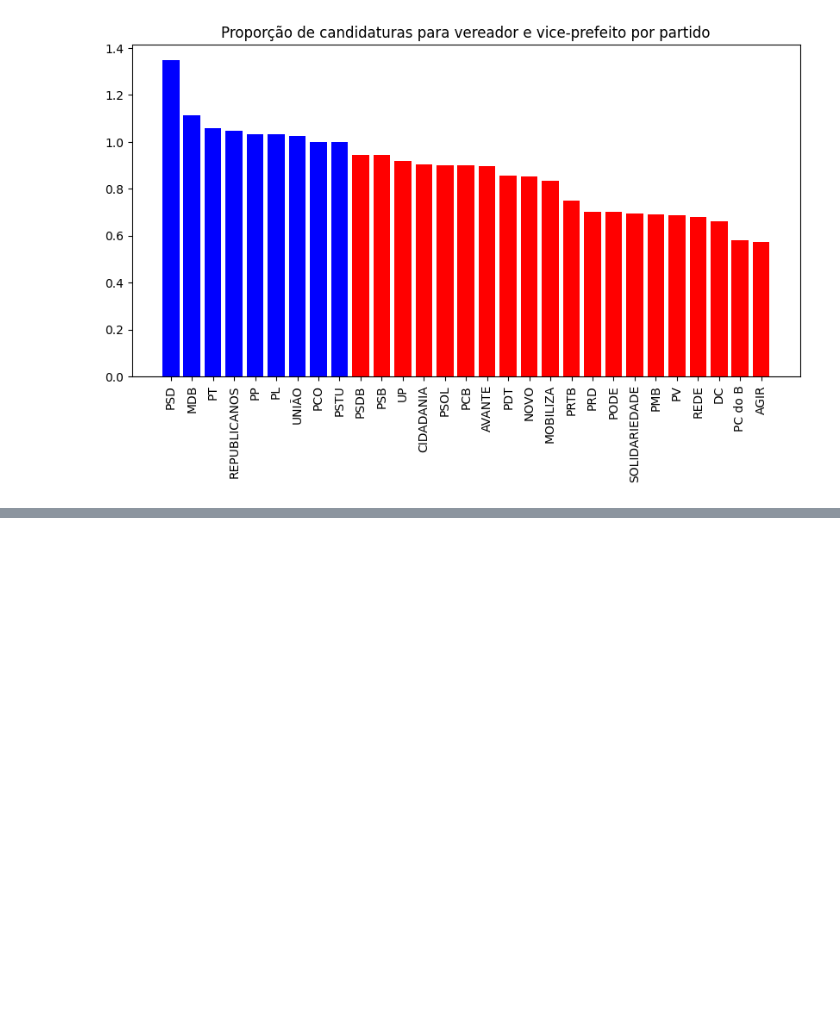
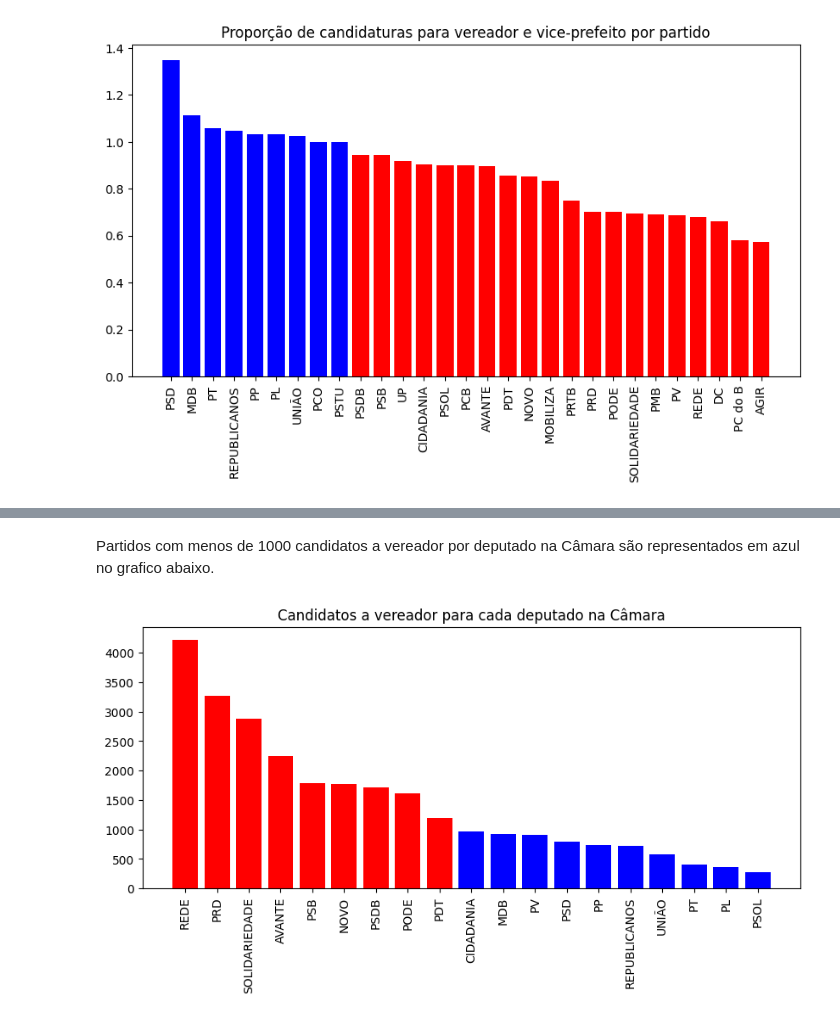
Before and after one commit to nfmmendes/eleicoes-2024-brasil, a Jupyter notebook: Eleições 2024.ipynb, the cells around one changed output, grey strips where cells are left out. Drawn from its saved outputs; the diff is of its cells as text; code cells hidden in the pictures; blank space fills up the shorter version.

Commit message:
Add charts of candidates by deputy

```diff
--- a/Eleições 2024.ipynb
+++ b/Eleições 2024.ipynb
@@ -298,0 +299,5 @@ Partidos em azul, no gráfico acima, ttem mais candidatos a prefeit
+# %%
+df_bancadas_por_partido = pd.read_csv("bancadas_camara_deputados.csv", sep=";")
+df_bancadas_por_partido = df_bancadas_por_partido.sort_values(by="DEPUTADOS", ascending=False).reset_index()
+display(df_bancadas_por_partido)
+print(df_bancadas_por_partido["DEPUTADOS"].sum())
@@ -298,0 +323,4 @@ Partidos em azul, no gráfico acima, ttem mais candidatos a prefeit
+# %%
+df_cand_por_partido_e_cargo = df_cand_por_partido_e_cargo.merge(df_bancadas_por_partido[["SG_PARTIDO", "DEPUTADOS"]],\
+                                                                on="SG_PARTIDO")
+display(df_cand_por_partido_e_cargo)
@@ -298,0 +345,13 @@ Partidos em azul, no gráfico acima, ttem mais candidatos a prefeit
+# %% [markdown]
+Partidos com menos de 1000 candidatos a vereador por deputado na Câmara são representados em azul no grafico abaixo.
+# %%
+df_cand_por_partido_e_cargo["CAND. VEREADOR POR DEPUTADO"] = df_cand_por_partido_e_cargo["VEREADOR"]/df_cand_por_partido_e_cargo["DEPUTADOS"]
+df_cand_por_partido_e_cargo = df_cand_por_partido_e_cargo.sort_values(by="CAND. VEREADOR POR DEPUTADO", ascending=False)
+bar_colors = ["blue" if x[1]["CAND. VEREADOR POR DEPUTADO"] < 1000 else "red" for x in df_cand_por_partido_e_cargo.iterrows()]
+figure = plt.figure(figsize = (10, 4))
+plt.bar(df_cand_por_partido_e_cargo["SG_PARTIDO"], df_cand_por_partido_e_cargo["CAND. VEREADOR POR DEPUTADO"], color=bar_colors)
+plt.xticks(rotation=90)
+plt.title("Candidatos a vereador para cada deputado na Câmara")
+plt.show()
+# %% [output]
+[figure, added]
```
Also changed, not shown: parts of 5 cells of this notebook.
